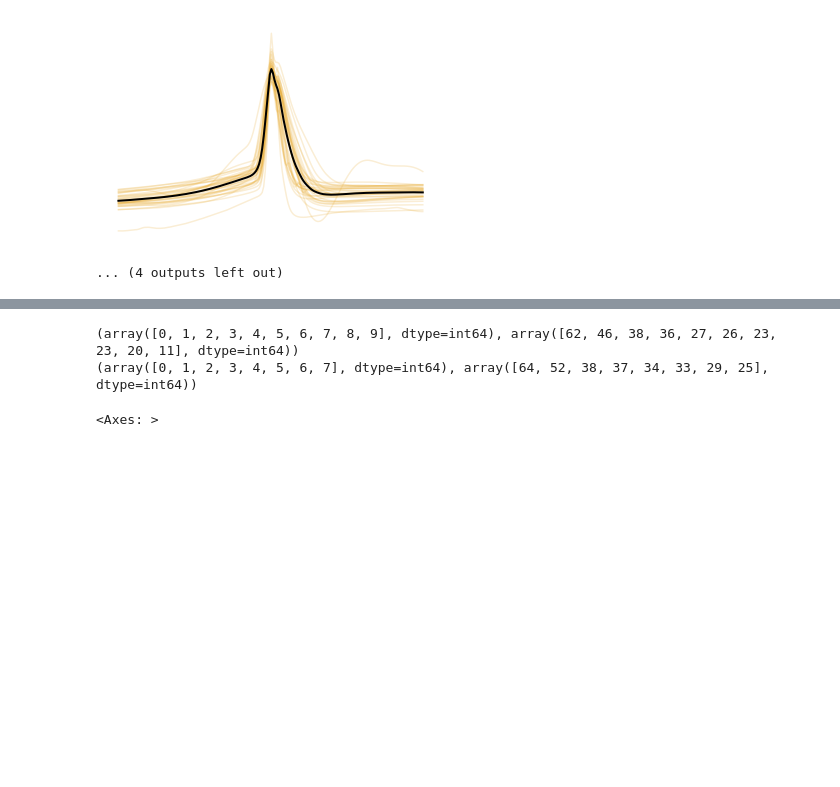
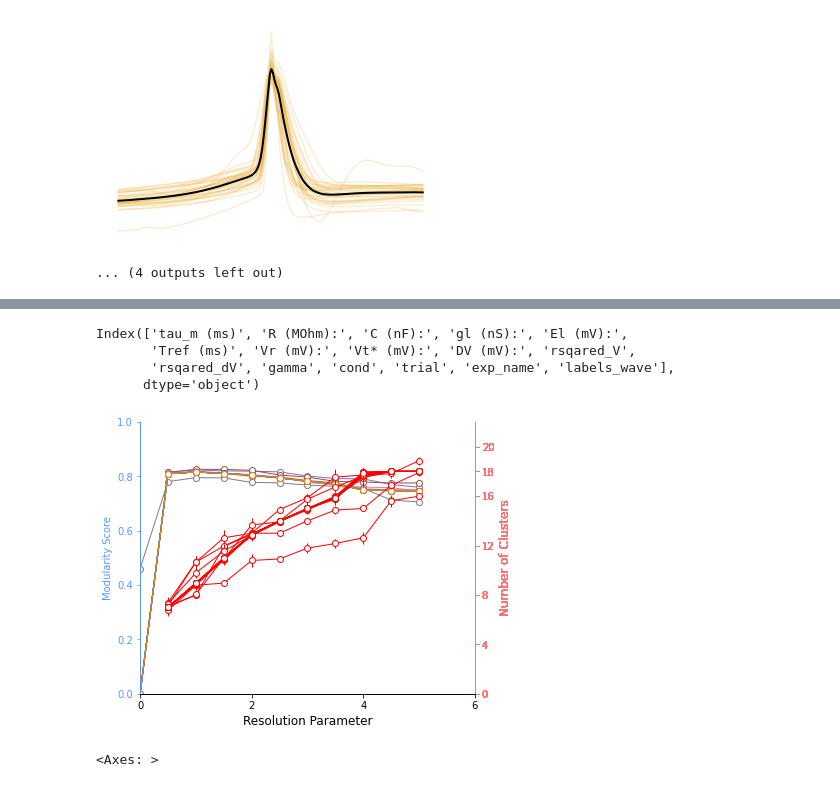
Before and after one commit to Nishant-codex/GIFFittingToolbox, a Jupyter notebook: src/examples/Clustering_biophys_params.ipynb, the cells around one changed output, grey strips where cells are left out. Cells and saved outputs as stored; diff of their text form; code cells hidden in the pictures; blank space fills up the shorter version.

```diff
--- a/src/examples/Clustering_biophys_params.ipynb
+++ b/src/examples/Clustering_biophys_params.ipynb
@@ -482,3 +258,20 @@ for i in range(len(cols)):
+# %%
+# pd.read_csv("D:/Cluster_stability/ephys_EI_class.csv",index_col = 'exp_name').columns[1:-4]
+pd.read_csv("D:/Cluster_stability/biophys_EI_class.csv").columns[1:]
+# %% [output]
+Index(['tau_m (ms)', 'R (MOhm):', 'C (nF):', 'gl (nS):', 'El (mV):',
+       'Tref (ms)', 'Vr (mV):', 'Vt* (mV):', 'DV (mV):', 'rsqared_V',
+       'rsqared_dV', 'gamma', 'cond', 'trial', 'exp_name', 'labels_wave'],
+      dtype='object')
+# %%
+cols = ephys_exc.columns[:-5]
+data = ephys_exc[cols].to_numpy()
+
+dict_saved_exc = find_optimum_res_with_cols(data,cols)
+# %%
+plot_clust_res(dict_saved_exc)
+# %% [output]
+[figure, added]
 # %%
 def return_confusion_matrix(df1,df2,label1_name,label2_name):
     df = pd.DataFrame(columns=['label1','label2'])
@@ -496,12 +289,6 @@ def return_confusion_matrix(df1,df2,label1_name,label2_name):
     sns.heatmap(mat,cmap='BrBG_r',annot=True)
 
     plt.show()
-# %%
-print(np.unique(data_ephys_FN_acsf['labels_ephys'],return_counts=True))
-print(np.unique(data_ephys_FN_acsf['labels_wave'],return_counts=True))
-# %% [output]
-(array([0, 1, 2, 3, 4, 5, 6, 7, 8, 9], dtype=int64), array([62, 46, 38, 36, 27, 26, 23, 23, 20, 11], dtype=int64))
-(array([0, 1, 2, 3, 4, 5, 6, 7], dtype=int64), array([64, 52, 38, 37, 34, 33, 29, 25], dtype=int64))
 # %%
 sns.heatmap(data_ephys_FN_acsf[['current_at_first_spike', 'ap_count', 'fr', 'inst_fr',
        'time_to_first_spike', 'mean_isi', 'median_isi', 'max_isi', 'min_isi',
```
Also changed, not shown: parts of 14 cells of this notebook, 5 other files.
